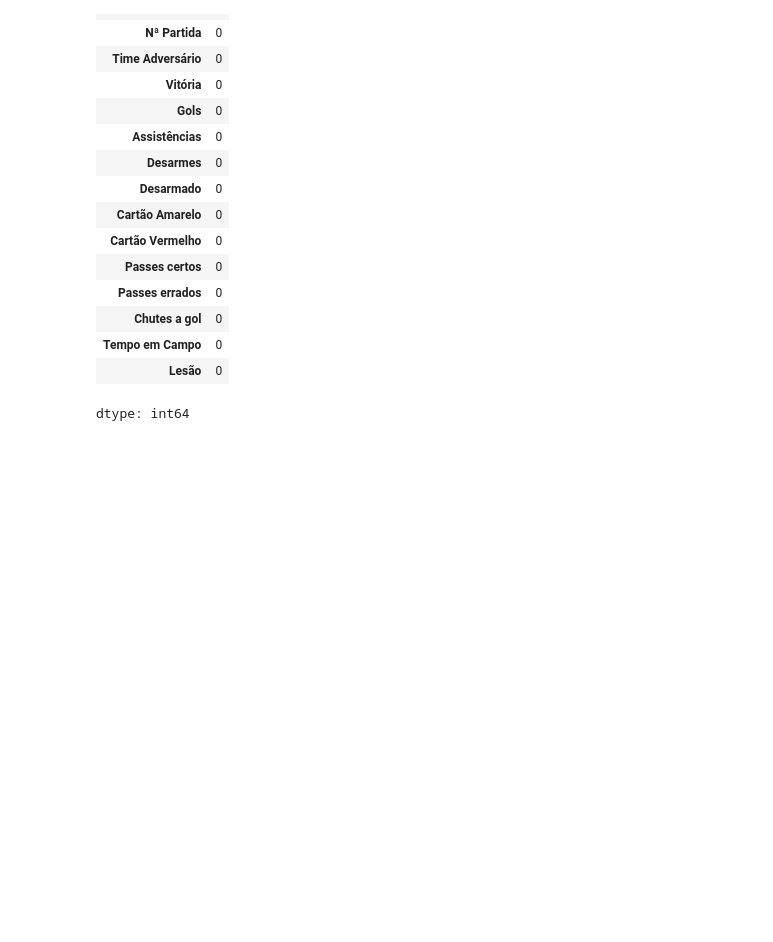
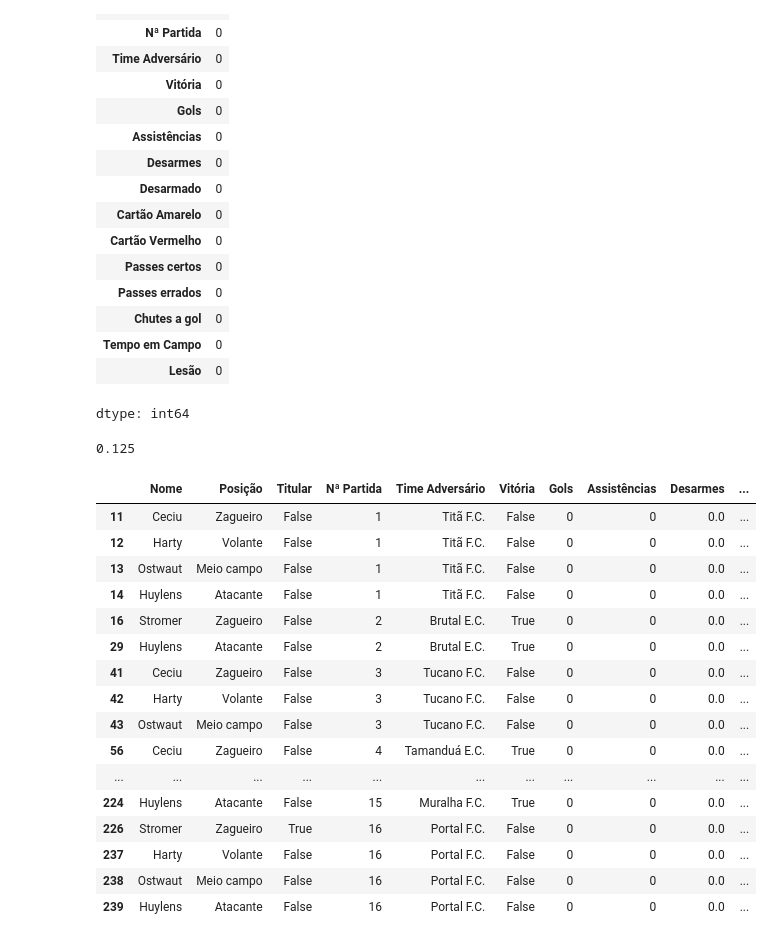
Before and after one commit to julianosfreitas/Analise-de-Dados, a Jupyter notebook: Futebol_com_Python.ipynb, the cells around one changed output. Saved outputs shown, nothing was run; the diff lists cells and outputs as text; code cells hidden in the pictures; blank space fills up the shorter version.

```diff
--- a/Futebol_com_Python.ipynb
+++ b/Futebol_com_Python.ipynb
@@ -172,3 +228,7 @@ dados.isna().sum()
 | Tempo em Campo | 0 |
 | Lesão | 0 |
 dtype: int64
+# %%
+dados['Gols'].mean()
+# %% [output]
+0.125
@@ -174,0 +237,20 @@ dtype: int64
+# %%
+dados[dados['Tempo em Campo'] == 0]
+# %% [output]
+|  | Nome | Posição | Titular | Nª Partida | Time Adversário | Vitória | Gols | Assistências | Desarmes | ... |
+| 11 | Ceciu | Zagueiro | False | 1 | Titã F.C. | False | 0 | 0 | 0.0 | ... |
+| 12 | Harty | Volante | False | 1 | Titã F.C. | False | 0 | 0 | 0.0 | ... |
+| 13 | Ostwaut | Meio campo | False | 1 | Titã F.C. | False | 0 | 0 | 0.0 | ... |
+| 14 | Huylens | Atacante | False | 1 | Titã F.C. | False | 0 | 0 | 0.0 | ... |
+| 16 | Stromer | Zagueiro | False | 2 | Brutal E.C. | True | 0 | 0 | 0.0 | ... |
+| 29 | Huylens | Atacante | False | 2 | Brutal E.C. | True | 0 | 0 | 0.0 | ... |
+| 41 | Ceciu | Zagueiro | False | 3 | Tucano F.C. | False | 0 | 0 | 0.0 | ... |
+| 42 | Harty | Volante | False | 3 | Tucano F.C. | False | 0 | 0 | 0.0 | ... |
+| 43 | Ostwaut | Meio campo | False | 3 | Tucano F.C. | False | 0 | 0 | 0.0 | ... |
+| 56 | Ceciu | Zagueiro | False | 4 | Tamanduá E.C. | True | 0 | 0 | 0.0 | ... |
+| ... | ... | ... | ... | ... | ... | ... | ... | ... | ... | ... |
+| 224 | Huylens | Atacante | False | 15 | Muralha F.C. | True | 0 | 0 | 0.0 | ... |
+| 226 | Stromer | Zagueiro | True | 16 | Portal F.C. | False | 0 | 0 | 0.0 | ... |
+| 237 | Harty | Volante | False | 16 | Portal F.C. | False | 0 | 0 | 0.0 | ... |
+| 238 | Ostwaut | Meio campo | False | 16 | Portal F.C. | False | 0 | 0 | 0.0 | ... |
+| 239 | Huylens | Atacante | False | 16 | Portal F.C. | False | 0 | 0 | 0.0 | ... |
```
Also changed, not shown: parts of 21 cells of this notebook.
